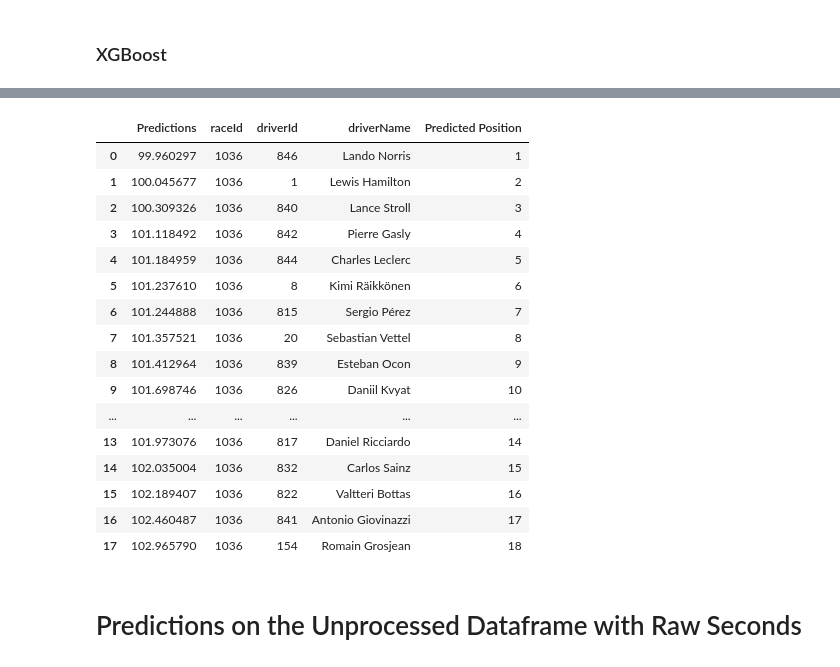
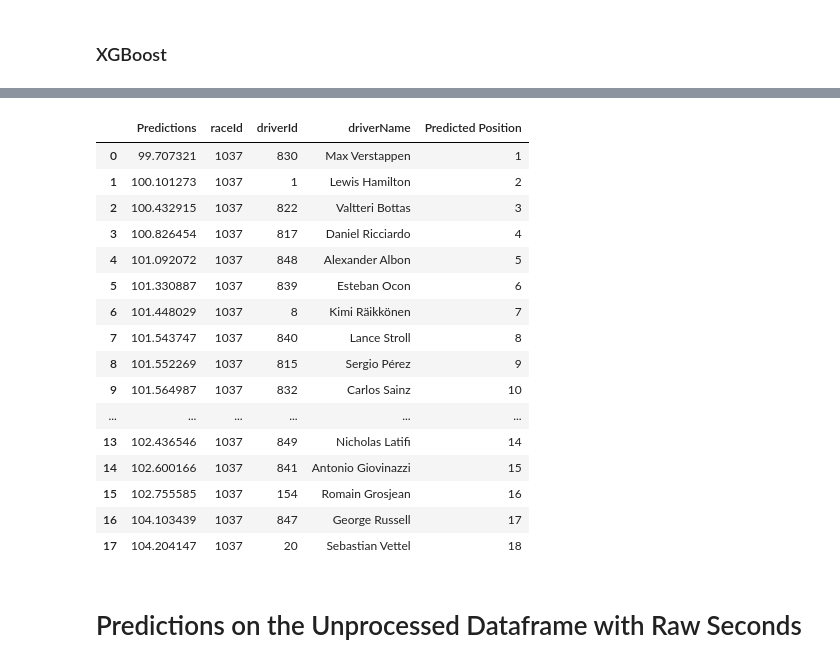
Before and after one commit to abcdefg781/f1.github.io, a Jupyter notebook: Predictive Modeling.ipynb, the cells around one changed output, grey strips where cells are left out. Saved outputs shown, nothing was run; the diff lists cells and outputs as text; code cells hidden in the pictures.

```diff
--- a/Predictive Modeling.ipynb
+++ b/Predictive Modeling.ipynb
@@ -373,0 +400,39 @@ test_y = test_df.iloc[:, 6]
+# %%
+current_min_df = be_merged_df.groupby("raceId", as_index = False)
+current_min_lap_time = current_min_df.fastestLapTime.min()
+current_temp1 = pd.merge(be_merged_df, current_min_lap_time, on = "raceId")
+current_temp1["fastestLapRatio"] = current_temp1["fastestLapTime_x"] / current_temp1["fastestLapTime_y"]
+current_temp1 = current_temp1.drop(columns = ["fastestLapTime_x", "fastestLapTime_y"])
+current_min_quali_time = current_min_df.minQualifyingTime.min()
+current_temp2 = pd.merge(current_temp1, current_min_quali_time, on = "raceId")
+current_temp2["minQualiRatio"] = current_temp2["minQualifyingTime_x"] / current_temp2["minQualifyingTime_y"]
+current_temp2 = current_temp2.drop(columns = ["minQualifyingTime_x", "minQualifyingTime_y"])
+current_temp2["avg_lap_time"] = current_temp2["seconds"] / current_temp2["laps"]
+current_temp_min = current_temp2.groupby("raceId", as_index = False)
+current_min_avg_lap_time = current_temp_min.avg_lap_time.min()
+current_temp_min1 = pd.merge(current_temp2, current_min_avg_lap_time, on = "raceId")
+current_temp_min1["avgLapRatio"] = current_temp_min1["avg_lap_time_x"] / current_temp_min1["avg_lap_time_y"]
+current_temp_min1 = current_temp_min1.drop(columns = ["avg_lap_time_x", "avg_lap_time_y"])
+current_temp3 = current_temp_min1.groupby("driverId", as_index = True)
+current_rolling_fastLapRatio = pd.DataFrame(current_temp3["fastestLapRatio"].rolling(window = 50, min_periods = 1).mean())
+current_rolling_fastLapRatio = current_rolling_fastLapRatio.reset_index()
+current_rolling_fastLapRatio = current_rolling_fastLapRatio.rename({"level_1" : "index", "fastestLapRatio" : "rolling_fastestLap"}, axis = 1)
+current_rolling_minQualiRatio = pd.DataFrame(current_temp3["minQualiRatio"].rolling(window = 50, min_periods = 1).mean())
+current_rolling_minQualiRatio = current_rolling_minQualiRatio.reset_index()
+current_rolling_minQualiRatio = current_rolling_minQualiRatio.rename({"level_1" : "index", "minQualiRatio" : "rolling_minQualiRatio"}, axis = 1)
+current_rolling_avgLapRatio = pd.DataFrame(current_temp3["avgLapRatio"].rolling(window = 50, min_periods = 1).mean())
+current_rolling_avgLapRatio = current_rolling_avgLapRatio.reset_index()
+current_rolling_avgLapRatio = current_rolling_avgLapRatio.rename({"level_1" : "index", "avgLapRatio" : "rolling_avgLapTime"}, axis = 1)
+current_temp_min1 = current_temp_min1.reset_index()
+current_temp4 = pd.merge(current_temp_min1, current_rolling_fastLapRatio, on = ["driverId", "index"])
+current_temp5 = pd.merge(current_temp4, current_rolling_minQualiRatio, on = ["driverId", "index"])
+current_temp6 = pd.merge(current_temp5, current_rolling_avgLapRatio, on = ["driverId", "index"])
+current_temp6 = current_temp6.drop(columns = ["fastestLapRatio", "minQualiRatio", "avgLapRatio", "seconds", "laps"])
+
+key = lambda x: (x != 'index', x != 'raceId', x != 'date', x != 'year', x != 'raceName', x != 'driverId', x != 'rolling_avgLapTime')
+current_sorted_df = current_temp6[sorted(current_temp6, key=key)]
+current_sorted_df["rolling_avgLapTime"] = current_sorted_df["rolling_avgLapTime"] * 100
+current_sorted_df["rolling_fastestLap"] = current_sorted_df["rolling_fastestLap"] * 100
+current_sorted_df["rolling_minQualiRatio"] = current_sorted_df["rolling_minQualiRatio"] * 100
+current_sorted_df = current_sorted_df.dropna()
+current_sorted_df
@@ -374,3 +457,5 @@ test_y = test_df.iloc[:, 6]
+# %%
+x_test = current_sorted_df.iloc[:, 4:]
 # %% [markdown]
 ### Linear Regression
 # %%
@@ -544,29 +602,29 @@ xgb_model.score(x, y)
 # %%
-xgb_preds = xgb_model.predict(test_x)
+xgb_preds = xgb_model.predict(x_test)
 xgb_preds_df = pd.DataFrame({'Predictions' : xgb_preds})
-merged_xgb_df = pd.merge(xgb_preds_df, x_test1[["raceId", "driverId"]], left_index = True, right_index = True)
+merged_xgb_df = pd.merge(xgb_preds_df, current_sorted_df[["raceId", "driverId"]], left_index = True, right_index = True)
 full_xgb_df = pd.merge(merged_xgb_df, drivers[["driverName", "driverId"]], on = "driverId")
 full_xgb_df = full_xgb_df.sort_values("Predictions")
 full_xgb_df = full_xgb_df.reset_index(drop = True)
 full_xgb_df["Predicted Position"] = full_xgb_df.index + 1
 full_xgb_df
 # %% [output]
 |  | Predictions | raceId | driverId | driverName | Predicted Position |
-| 0 | 99.960297 | 1036 | 846 | Lando Norris | 1 |
-| 1 | 100.045677 | 1036 | 1 | Lewis Hamilton | 2 |
-| 2 | 100.309326 | 1036 | 840 | Lance Stroll | 3 |
-| 3 | 101.118492 | 1036 | 842 | Pierre Gasly | 4 |
-| 4 | 101.184959 | 1036 | 844 | Charles Leclerc | 5 |
-| 5 | 101.237610 | 1036 | 8 | Kimi Räikkönen | 6 |
-| 6 | 101.244888 | 1036 | 815 | Sergio Pérez | 7 |
-| 7 | 101.357521 | 1036 | 20 | Sebastian Vettel | 8 |
-| 8 | 101.412964 | 1036 | 839 | Esteban Ocon | 9 |
-| 9 | 101.698746 | 1036 | 826 | Daniil Kvyat | 10 |
+| 0 | 99.707321 | 1037 | 830 | Max Verstappen | 1 |
+| 1 | 100.101273 | 1037 | 1 | Lewis Hamilton | 2 |
+| 2 | 100.432915 | 1037 | 822 | Valtteri Bottas | 3 |
+| 3 | 100.826454 | 1037 | 817 | Daniel Ricciardo | 4 |
+| 4 | 101.092072 | 1037 | 848 | Alexander Albon | 5 |
+| 5 | 101.330887 | 1037 | 839 | Esteban Ocon | 6 |
+| 6 | 101.448029 | 1037 | 8 | Kimi Räikkönen | 7 |
+| 7 | 101.543747 | 1037 | 840 | Lance Stroll | 8 |
+| 8 | 101.552269 | 1037 | 815 | Sergio Pérez | 9 |
+| 9 | 101.564987 | 1037 | 832 | Carlos Sainz | 10 |
 | ... | ... | ... | ... | ... | ... |
-| 13 | 101.973076 | 1036 | 817 | Daniel Ricciardo | 14 |
-| 14 | 102.035004 | 1036 | 832 | Carlos Sainz | 15 |
-| 15 | 102.189407 | 1036 | 822 | Valtteri Bottas | 16 |
-| 16 | 102.460487 | 1036 | 841 | Antonio Giovinazzi | 17 |
-| 17 | 102.965790 | 1036 | 154 | Romain Grosjean | 18 |
+| 13 | 102.436546 | 1037 | 849 | Nicholas Latifi | 14 |
+| 14 | 102.600166 | 1037 | 841 | Antonio Giovinazzi | 15 |
+| 15 | 102.755585 | 1037 | 154 | Romain Grosjean | 16 |
+| 16 | 104.103439 | 1037 | 847 | George Russell | 17 |
+| 17 | 104.204147 | 1037 | 20 | Sebastian Vettel | 18 |
 # %%
 # Save this into a CSV
```
Also changed, not shown: parts of 21 cells of this notebook, 16 other files.
